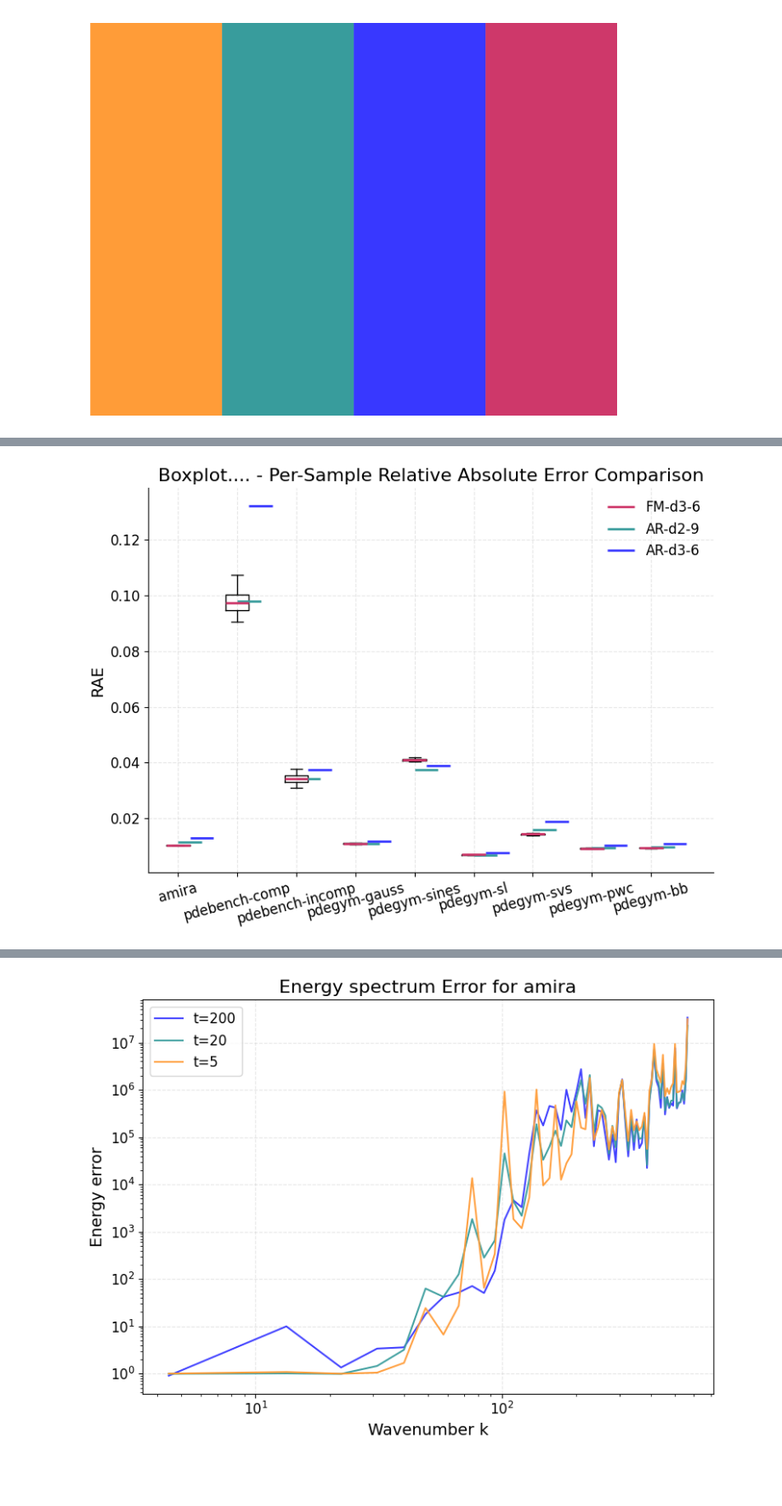
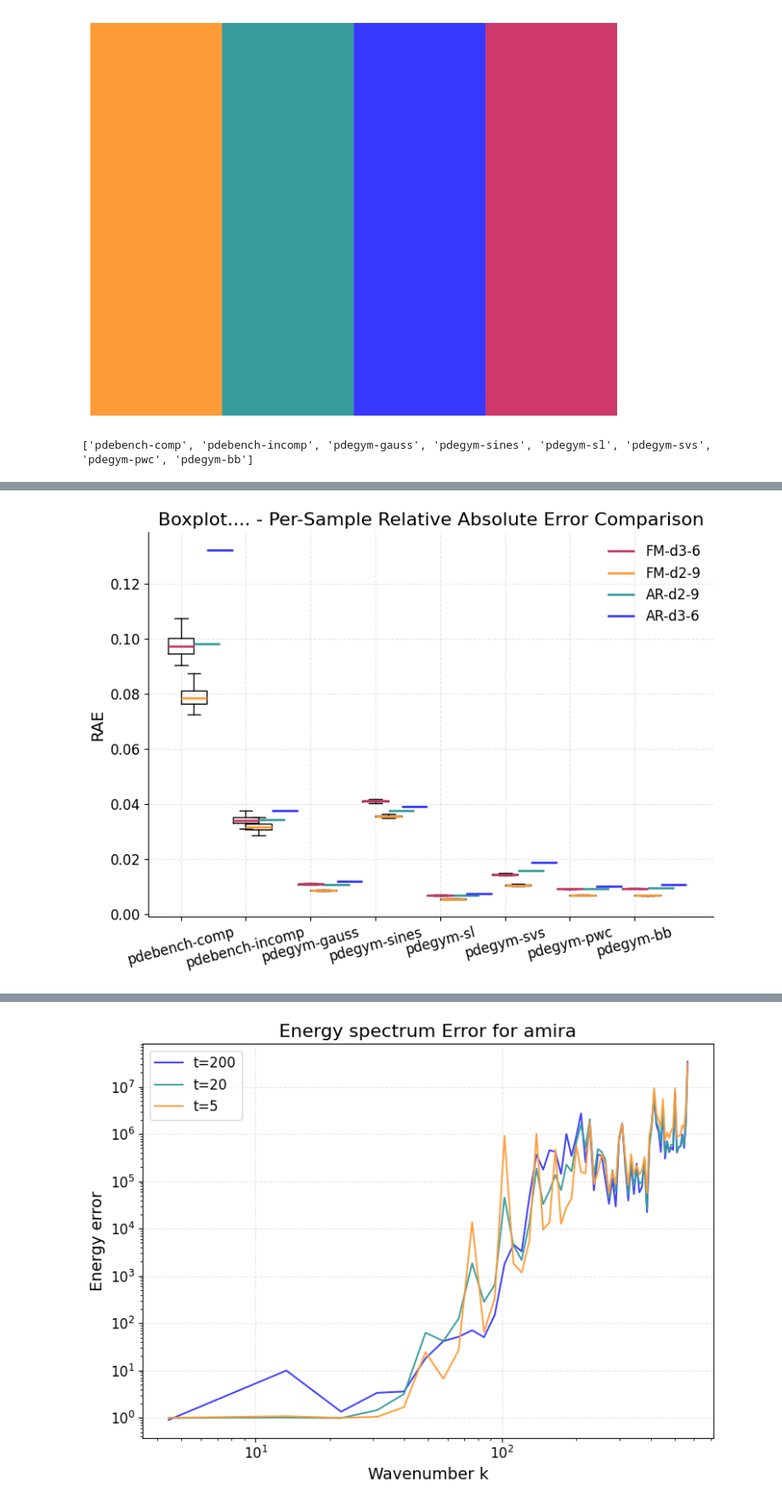
Before and after one commit to tpharmsen/FluidGPT, a Jupyter notebook: src/scripts/graphGeneration.ipynb, the cells around one changed output, grey strips where cells are left out. Shown at 85% size. Drawn from its saved outputs; the diff is of its cells as text; code cells hidden in the pictures; blank space fills up the shorter version.

```diff
--- a/src/scripts/graphGeneration.ipynb
+++ b/src/scripts/graphGeneration.ipynb
@@ -23,8 +23,9 @@ rcParams.update({
 
     # --- Lines & markers ---
     "lines.linewidth": 1.5,
-    "lines.markersize": 5,
-    "lines.markeredgewidth": 0.8,
+    "lines.markersize": 6,
+    "lines.markeredgewidth": 1,
+    'lines.markerfacecolor': 'none',
 
     # Remove top/right spines globally
     'axes.spines.top': False,
@@ -52,8 +53,11 @@ plt.show()
 plt.close()
 
 datasets_all = ["amira", "pdebench-comp", "pdebench-incomp", "pdegym-gauss", "pdegym-sines", "pdegym-sl", "pdegym-svs", "pdegym-pwc", "pdegym-bb"]
+datasets_all.pop(0)
+print(datasets_all)
 # %% [output]
 [figure]
+['pdebench-comp', 'pdebench-incomp', 'pdegym-gauss', 'pdegym-sines', 'pdegym-sl', 'pdegym-svs', 'pdegym-pwc', 'pdegym-bb']
 # %%
 file_path = "../../../FluidGPT_validation/final_data/FM/fm-d3-6/ms_error/"
 directory = os.path.dirname(file_path)
@@ -91,13 +95,14 @@ dim0: 21, dim1: 8800, dim2: 16
 # %%
 base_path_ar = "../../../FluidGPT_validation/final_data/MTT/ar-d2-9/ss_error/"
 base_path_ar2 = "../../../FluidGPT_validation/final_data/MTT/ar-d3-6/ss_error/"
-#base_path_fm = "../../../FluidGPT_validation/old_data/fm/fm-val-b200/ss_error/"
 base_path_fm = "../../../FluidGPT_validation/final_data/FM/fm-d3-6/ss_error/"
+base_path_fm2 = "../../../FluidGPT_validation/final_data/FM/fm-d2-9/ss_error/"
 error_type = "rae"  # or "rrmse"
 error_type_str = {"rae": "Per-Sample Relative Absolute Error", "rrmse": "Per-Sample Relative Root Mean Square Error"}
 list_avg_ar = []
 list_avg_ar2 = []
 list_fm_data = []
+list_fm_data2 = []
 box_width = 0.4
 offset = 0.2
 
@@ -106,6 +111,7 @@ for dataset_name in datasets_all:
     filename_ar = f"{base_path_ar}individual_{error_type}_{dataset_name}.json"
     filename_ar2 = f"{base_path_ar2}individual_{error_type}_{dataset_name}.json"
     filename_fm = f"{base_path_fm}individual_{error_type}_{dataset_name}.json"
+    filename_fm2 = f"{base_path_fm2}individual_{error_type}_{dataset_name}.json"
 
     with open(filename_ar, "r") as f:
         data_ar = np.array(json.load(f))
@@ -113,55 +119,68 @@ for dataset_name in datasets_all:
         data_ar2 = np.array(json.load(f))
     with open(filename_fm, "r") as f:
         data_fm = np.array(json.load(f))
+    with open(filename_fm2, "r") as f:
+        data_fm2 = np.array(json.load(f))
 
     #data_ar = np.sort(data_ar)
     #data_ar2 = np.sort(data_ar2)
     data_fm = np.sort(data_fm)
+    data_fm2 = np.sort(data_fm2)
     avg_ar = np.mean(data_ar, axis=0)
     avg_ar2 = np.mean(data_ar2, axis=0)
     avg_fm = np.mean(data_fm, axis=0)
+    avg_fm2 = np.mean(data_fm2, axis=0)
     #print(f"Dataset: {dataset_name}, FM shape: {avg_fm.shape}, AR shape: {avg_ar.shape}")
     list_avg_ar.append(avg_ar)
     list_avg_ar2.append(avg_ar2)
     list_fm_data.append(avg_fm)
+    list_fm_data2.append(avg_fm2)
 
 fig, ax = plt.subplots()
-bp = ax.boxplot(list_fm_data, widths=box_width, label="FM-d3-6")
+bp = ax.boxplot(list_fm_data, widths=box_width, positions=np.arange(1, len(datasets_all) + 1), label="FM-d3-6")
+
+# Plot the second boxplot (FM-d2-9) beside the first one
+bp2 = ax.boxplot(list_fm_data2, widths=box_width, positions=np.arange(1, len(datasets_all) + 1) + offset, label="FM-d2-9")
+
+
 for i, item in enumerate(list_avg_ar):
     x_center = i + 1
     y_ref = item
     ax.hlines(
         y=y_ref,
-        xmin=x_center - box_width / 2 + offset,
-        xmax=x_center + box_width / 2 + offset,
+        xmin=x_center - box_width / 2 + 2* offset,
+        xmax=x_center + box_width / 2 + 2* offset,
         linewidth=2,
         color=colors[1],
         label="AR-d2-9" if i == 0 else None
     )
 for i, item in enumerate(list_avg_ar2):
     x_center = i + 1
     y_ref = item
     ax.hlines(
         y=y_ref,
-        xmin=x_center - box_width / 2 + 2* offset,
-        xmax=x_center + box_width / 2 + 2* offset,
+        xmin=x_center - box_width / 2 + 3* offset,
+        xmax=x_center + box_width / 2 + 3* offset,
         linewidth=2,
         color=colors[2],
         label="AR-d3-6" if i == 0 else None
     )
 for median in bp["medians"]:
     median.set(color=colors[3], linewidth=2)
+for median in bp2["medians"]:
+    median.set(color=colors[0], linewidth=2)
 # put the datasetname at the x-axis
+ax.set_xticks(np.arange(1, len(datasets_all) + 1))
 ax.set_xticklabels(datasets_all, rotation=15)
 ax.set_ylabel(f"{error_type.upper()}")
 ax.set_title(f"Boxplot.... - {error_type_str[error_type]} Comparison")
 ax.legend()
 plt.tight_layout()
 
 plt.savefig(f"../../../FluidGPT_validation/ssbox_{error_type}.png", dpi=300)
 plt.show()
 # %% [output]
-[figure, old version]
+[figure, new version]
 # %%
 base_path_ar = "../../../FluidGPT_validation/final_data/MTT/ar-d2-9/ms_error/"
 base_path_ar2 = "../../../FluidGPT_validation/final_data/MTT/ar-d3-6/ms_error/"
```
Also changed, not shown: parts of 1 cell of this notebook.
